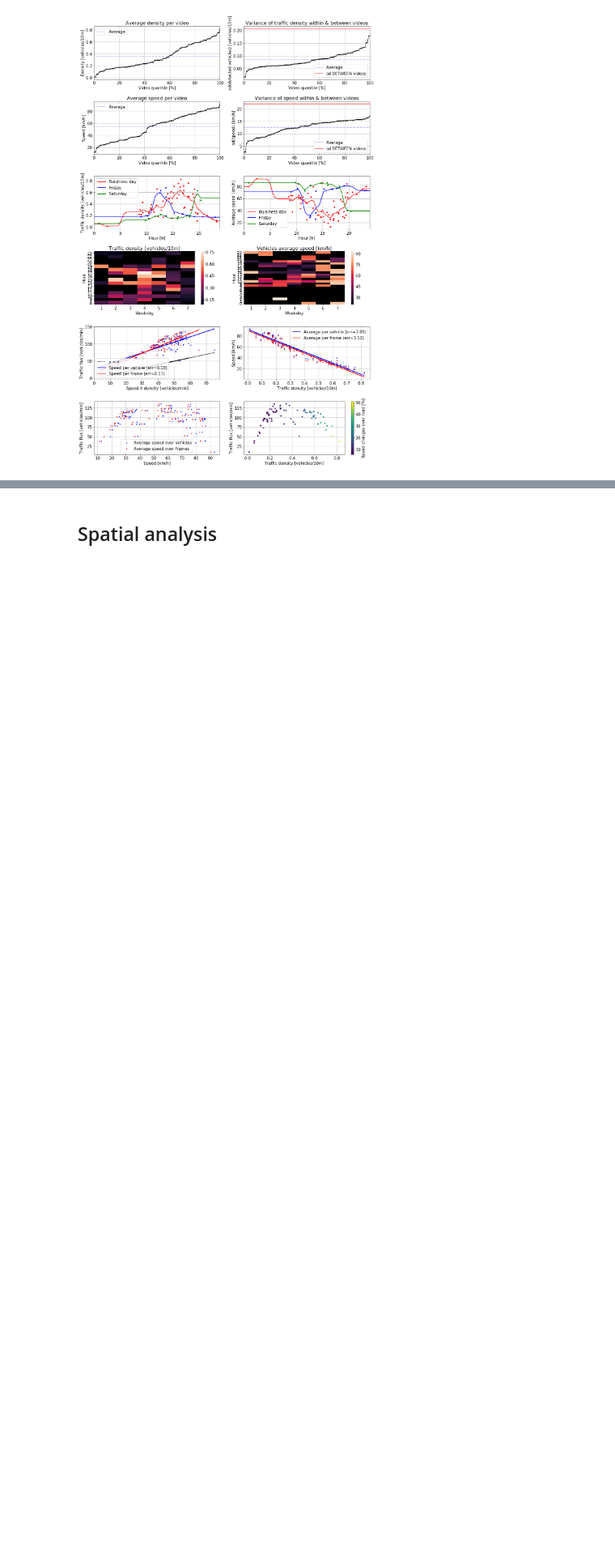
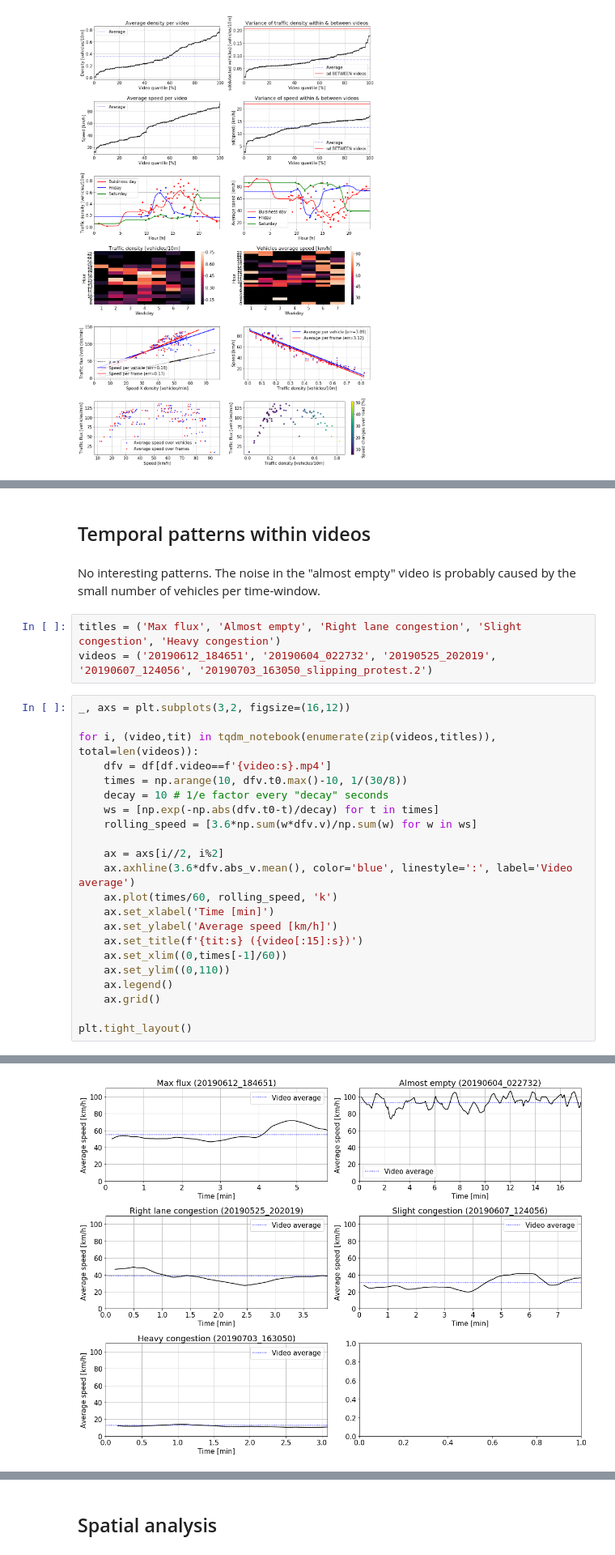
Before and after one commit to ido90/AyalonRoad, a Jupyter notebook: Analyzer/Analysis.ipynb, the cells around one changed output, grey strips where cells are left out. Shown at 81% size. Cells and saved outputs as stored; diff of their text form; blank space fills up the shorter version.

```diff
--- a/Analyzer/Analysis.ipynb
+++ b/Analyzer/Analysis.ipynb
@@ -258,0 +273,31 @@ Meanwhile, the 2nd diagram looks way noisier.
+# %% [markdown]
+## Temporal patterns within videos
+# %% [markdown]
+No interesting patterns.
+The noise in the "almost empty" video is probably caused by the small number of vehicles per time-window.
+# %%
+titles = ('Max flux', 'Almost empty', 'Right lane congestion', 'Slight congestion', 'Heavy congestion')
+videos = ('20190612_184651', '20190604_022732', '20190525_202019', '20190607_124056', '20190703_163050_slipping_protest.2')
+# %%
+_, axs = plt.subplots(3,2, figsize=(16,12))
+
+for i, (video,tit) in tqdm_notebook(enumerate(zip(videos,titles)), total=len(videos)):
+    dfv = df[df.video==f'{video:s}.mp4']
+    times = np.arange(10, dfv.t0.max()-10, 1/(30/8))
+    decay = 10 # 1/e factor every "decay" seconds
+    ws = [np.exp(-np.abs(dfv.t0-t)/decay) for t in times]
+    rolling_speed = [3.6*np.sum(w*dfv.v)/np.sum(w) for w in ws]
+
+    ax = axs[i//2, i%2]
+    ax.axhline(3.6*dfv.abs_v.mean(), color='blue', linestyle=':', label='Video average')
+    ax.plot(times/60, rolling_speed, 'k')
+    ax.set_xlabel('Time [min]')
+    ax.set_ylabel('Average speed [km/h]')
+    ax.set_title(f'{tit:s} ({video[:15]:s})')
+    ax.set_xlim((0,times[-1]/60))
+    ax.set_ylim((0,110))
+    ax.legend()
+    ax.grid()
+
+plt.tight_layout()
+# %% [output]
@@ -258,0 +305 @@ Meanwhile, the 2nd diagram looks way noisier.
+[figure, added]
```
Also changed, not shown: parts of 26 cells of this notebook, 3 other files.
